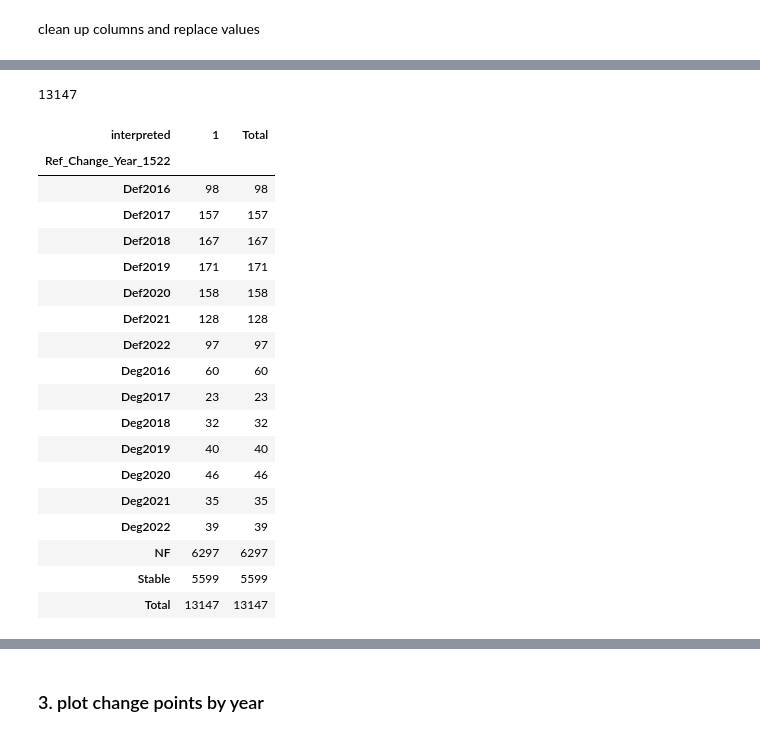
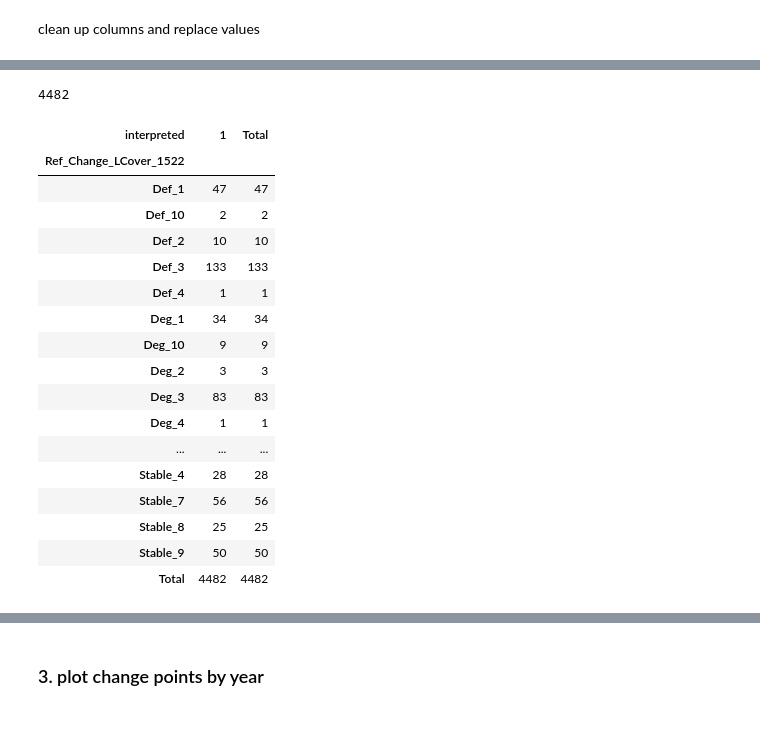
Before and after one commit to aurelgrooves/CAFI_DDD, a Jupyter notebook: CEO data prep/merge_clean_ceo_data_2015_2022.ipynb, the cells around one changed output, grey strips where cells are left out. Saved outputs shown, nothing was run; the diff lists cells and outputs as text; code cells hidden in the pictures.

```diff
--- a/CEO data prep/merge_clean_ceo_data_2015_2022.ipynb
+++ b/CEO data prep/merge_clean_ceo_data_2015_2022.ipynb
@@ -25,9 +25,9 @@ download your CEO sample files from collect.earth and upload to SEPAL using File
 add as many files as you have projects
 # %%
 #DRC
-ceo1 = pd.read_csv('/home/sepal-user/module_results/esbae/DRC/ceo-CAFI-DDD-RDC-eSBAE-validation-1-sample-data.csv')
-ceo2 = pd.read_csv('/home/sepal-user/module_results/esbae/DRC/ceo-CAFI-DDD-RDC-eSBAE-validation-2-sample-data.csv')
-ceo3 = pd.read_csv('/home/sepal-user/module_results/esbae/DRC/ceo-CAFI-DDD-RDC-eSBAE-validation-3-sample-data.csv')
+#ceo1 = pd.read_csv('/home/sepal-user/module_results/esbae/DRC/ceo-CAFI-DDD-RDC-eSBAE-validation-1-sample-data.csv')
+#ceo2 = pd.read_csv('/home/sepal-user/module_results/esbae/DRC/ceo-CAFI-DDD-RDC-eSBAE-validation-2-sample-data.csv')
+#ceo3 = pd.read_csv('/home/sepal-user/module_results/esbae/DRC/ceo-CAFI-DDD-RDC-eSBAE-validation-3-sample-data.csv')
 #GAB
 #ceo1 = pd.read_csv('/home/sepal-user/module_results/esbae/GAB/ceo-CAFI-DDD-Gabon-eSBAE-validation-1-sample-data.csv')
 #ceo2 = pd.read_csv('/home/sepal-user/module_results/esbae/GAB/ceo-CAFI-DDD-Gabon-eSBAE-validation-2-sample-data.csv')
@@ -35,8 +35,8 @@ ceo3 = pd.read_csv('/home/sepal-user/module_results/esbae/DRC/ceo-CAFI-DDD-RDC-e
 #ceo4 = pd.read_csv('/home/sepal-user/module_results/esbae/GAB/ceo-CAFI-DDD-Gabon-eSBAE-validation-4-sample-data.csv')
 #ceo5 = pd.read_csv('/home/sepal-user/module_results/esbae/GAB/ceo-CAFI-DDD-Gabon-eSBAE-validation-5-sample-data.csv')
 #EQG
-#ceo1 = pd.read_csv('/home/sepal-user/module_results/esbae/EQG/ceo-CAFI-DDD-Equatorial-Guinea-eSBAE-validation-1-sample-data.csv')
-#ceo2 = pd.read_csv('/home/sepal-user/module_results/esbae/EQG/ceo-CAFI-DDD-Equatorial-Guinea-eSBAE-validation-2-sample-data.csv')
+ceo1 = pd.read_csv('/home/sepal-user/module_results/esbae/EQG/ceo-CAFI-DDD-Equatorial-Guinea-eSBAE-validation-1-sample-data.csv')
+ceo2 = pd.read_csv('/home/sepal-user/module_results/esbae/EQG/ceo-CAFI-DDD-Equatorial-Guinea-eSBAE-validation-2-sample-data.csv')
 #ceo1 = pd.read_csv('/home/sepal-user/module_results/esbae/EQG/ceo-CAFI-DDD-EQG-eSBAE-2023-collection-1-sample-data.csv')
 #ceo2 = pd.read_csv('/home/sepal-user/module_results/esbae/EQG/ceo-CAFI-DDD-EQG-eSBAE-2023-collection-2-sample-data.csv')
 #COG
@@ -54,9 +54,9 @@ make a list of the ceo files for processing
 # if you have 5 files
 #ceo_files = [ceo1, ceo2, ceo3, ceo4, ceo5]
 # if you have 3 files
-ceo_files = [ceo1, ceo2, ceo3]
+#ceo_files = [ceo1, ceo2, ceo3]
 # if you have 2 files
-#ceo_files = [ceo1,ceo2]
+ceo_files = [ceo1,ceo2]
 # if you have 1 file
 #ceo_files = [ceo1]
 # %%
@@ -364,28 +362,30 @@ Stable     5599
 Name: count, dtype: int64
+# %%
+# Define the new column based on conditions
+merged_ceo_nodup['Ref_Change_LCover_1522'] = merged_ceo_nodup.apply(lambda row: f"{row['Ref_Change_Type_1522']}_{row['Ref_LCover_2015']}", axis=1)
 # %%
 annual_counts.sum()
 # %% [output]
-13147
+4482
 # %%
-pd.pivot_table(merged_ceo_nodup,values='point_id',index=['Ref_Change_Year_1522'],columns=['interpreted'],aggfunc="count",margins=True,
+pd.pivot_table(merged_ceo_nodup,values='point_id',index=['Ref_Change_LCover_1522'],columns=['interpreted'],aggfunc="count",margins=True,
                              margins_name='Total')
 # %% [output]
 | interpreted | 1 | Total |
-| Ref_Change_Year_1522 |  |  |
-| Def2016 | 98 | 98 |
-| Def2017 | 157 | 157 |
-| Def2018 | 167 | 167 |
-| Def2019 | 171 | 171 |
-| Def2020 | 158 | 158 |
-| Def2021 | 128 | 128 |
-| Def2022 | 97 | 97 |
-| Deg2016 | 60 | 60 |
-| Deg2017 | 23 | 23 |
-| Deg2018 | 32 | 32 |
-| Deg2019 | 40 | 40 |
-| Deg2020 | 46 | 46 |
-| Deg2021 | 35 | 35 |
-| Deg2022 | 39 | 39 |
-| NF | 6297 | 6297 |
-| Stable | 5599 | 5599 |
-| Total | 13147 | 13147 |
+| Ref_Change_LCover_1522 |  |  |
+| Def_1 | 47 | 47 |
+| Def_10 | 2 | 2 |
+| Def_2 | 10 | 10 |
+| Def_3 | 133 | 133 |
+| Def_4 | 1 | 1 |
+| Deg_1 | 34 | 34 |
+| Deg_10 | 9 | 9 |
+| Deg_2 | 3 | 3 |
+| Deg_3 | 83 | 83 |
+| Deg_4 | 1 | 1 |
+| ... | ... | ... |
+| Stable_4 | 28 | 28 |
+| Stable_7 | 56 | 56 |
+| Stable_8 | 25 | 25 |
+| Stable_9 | 50 | 50 |
+| Total | 4482 | 4482 |
```
Also changed, not shown: parts of 33 cells of this notebook.
